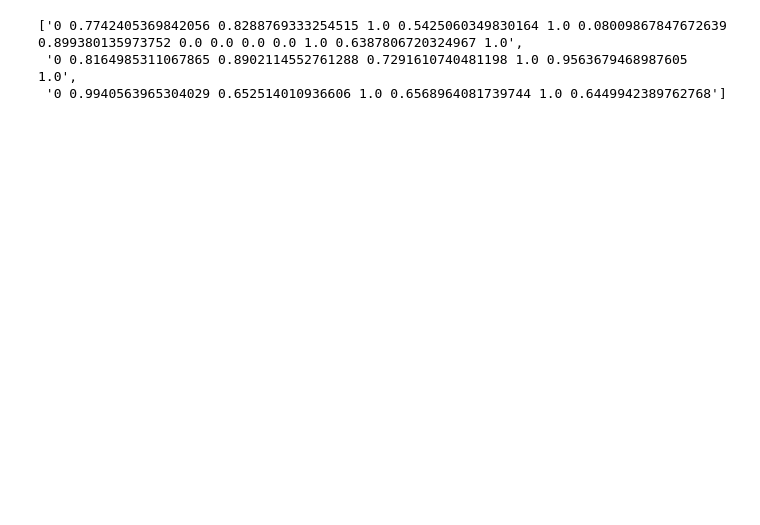
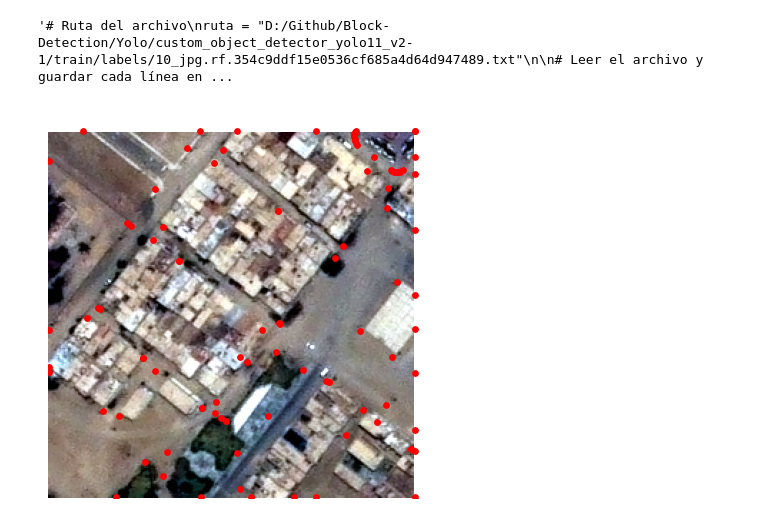
Before and after one commit to chvz-22-02/Block-Detection, a Jupyter notebook: Yolo/sandbox.ipynb, the cells around one changed output. Cells and saved outputs as stored; diff of their text form; code cells hidden in the pictures; blank space fills up the shorter version.

Commit message:
Corrección conspiración
Se internalizó la inversión del eje Y en la carga por Image en la función de creación de líneas por manzana

```diff
--- a/Yolo/sandbox.ipynb
+++ b/Yolo/sandbox.ipynb
@@ -8,12 +10,33 @@ import json
 # %%
-ruta_json = '../data/raw/dataset_vertices_256/metadata_y_256/78.json'
+ruta_json = '../data/raw/dataset_vertices_256/metadata_y_256/79.json'
 # %%
 with open(ruta_json, "r", encoding="utf-8") as f:
     datos = json.load(f)
     lineas = generar_lineas_por_manzana(datos)
-# %%
-lineas
-# %% [output]
-['0 0.7742405369842056 0.8288769333254515 1.0 0.5425060349830164 1.0 0.08009867847672639 0.899380135973752 0.0 0.0 0.0 0.0 1.0 0.6387806720324967 1.0',
- '0 0.8164985311067865 0.8902114552761288 0.7291610740481198 1.0 0.9563679468987605 1.0',
- '0 0.9940563965304029 0.652514010936606 1.0 0.6568964081739744 1.0 0.6449942389762768']
+# %%
+'''# Ruta del archivo
+ruta = "D:/Github/Block-Detection/Yolo/custom_object_detector_yolo11_v2-1/train/labels/10_jpg.rf.354c9ddf15e0536cf685a4d64d947489.txt"
+
+# Leer el archivo y guardar cada línea en una lista
+with open(ruta, 'r', encoding='utf-8') as f:
+    lineas = f.readlines()
+
+# Eliminar saltos de línea (/n) si es necesario
+lineas = [linea.strip() for linea in lineas]
+
+display(lineas)'''
+# %% [output]
+'# Ruta del archivo\nruta = "D:/Github/Block-Detection/Yolo/custom_object_detector_yolo11_v2-1/train/labels/10_jpg.rf.354c9ddf15e0536cf685a4d64d947489.txt"\n\n# Leer el archivo y guardar cada línea en ...
+# %%
+lista_puntos = [l.split(' ')[1:] for l in lineas]
+# %%
+xss = []
+yss = []
+lss = []
+for i in range(len(lista_puntos)):
+    lista_a = lista_puntos[i]
+    for j in range(0,len(lista_a),2):
+        xss.append(lista_a[j])
+        yss.append(lista_a[j+1])
+        lss.append(i)
+    #print(i)
@@ -19,0 +48,25 @@ lineas
+# %%
+from PIL import Image
+import matplotlib.pyplot as plt
+
+# 1. Cargar la imagen
+imagen = Image.open("../data/raw/data_set_256/dataset_x_256/79.png") # Cambia la ruta
+ancho, alto = imagen.size  # Dimensiones reales
+
+# 2. Puntos normalizados (ejemplo)
+#puntos_norm = lineas[3].split(' ')[1:]  # [x1, y1, x2, y2, ...]
+#pares = [(float(puntos_norm[i]) * ancho, float(puntos_norm[i+1]) * alto) for i in range(0, len(puntos_norm), 2)]
+
+# 3. Visualizar imagen y superponer puntos
+plt.figure(figsize=(5, 5))
+plt.imshow(imagen)
+plt.gca().invert_yaxis()
+#plt.scatter([640], [640], c='r', s=50, marker='o')
+plt.scatter([256]+[float(x) * 256 for x in xss], [256]+[float(y) * 256 for y in yss], c='r', s=15, marker='o')
+#plt.scatter([x for x, y in pares], [y for x, y in pares], c='red', s=50, marker='o')
+#plt.title("Imagen con puntos normalizados superpuestos")
+
+plt.axis('off')
+plt.show()
+# %% [output]
+[figure, added]
```
Also changed, not shown: parts of 5 cells of this notebook, 25 other files.
